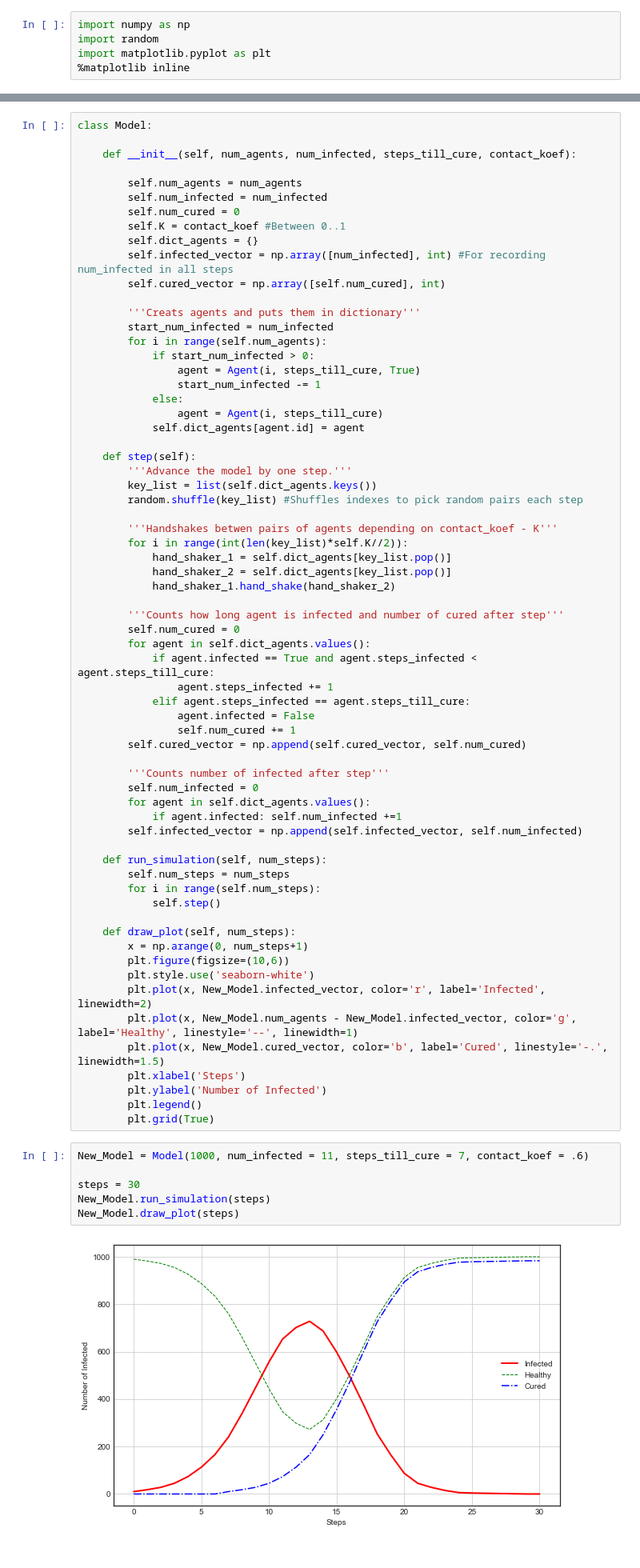
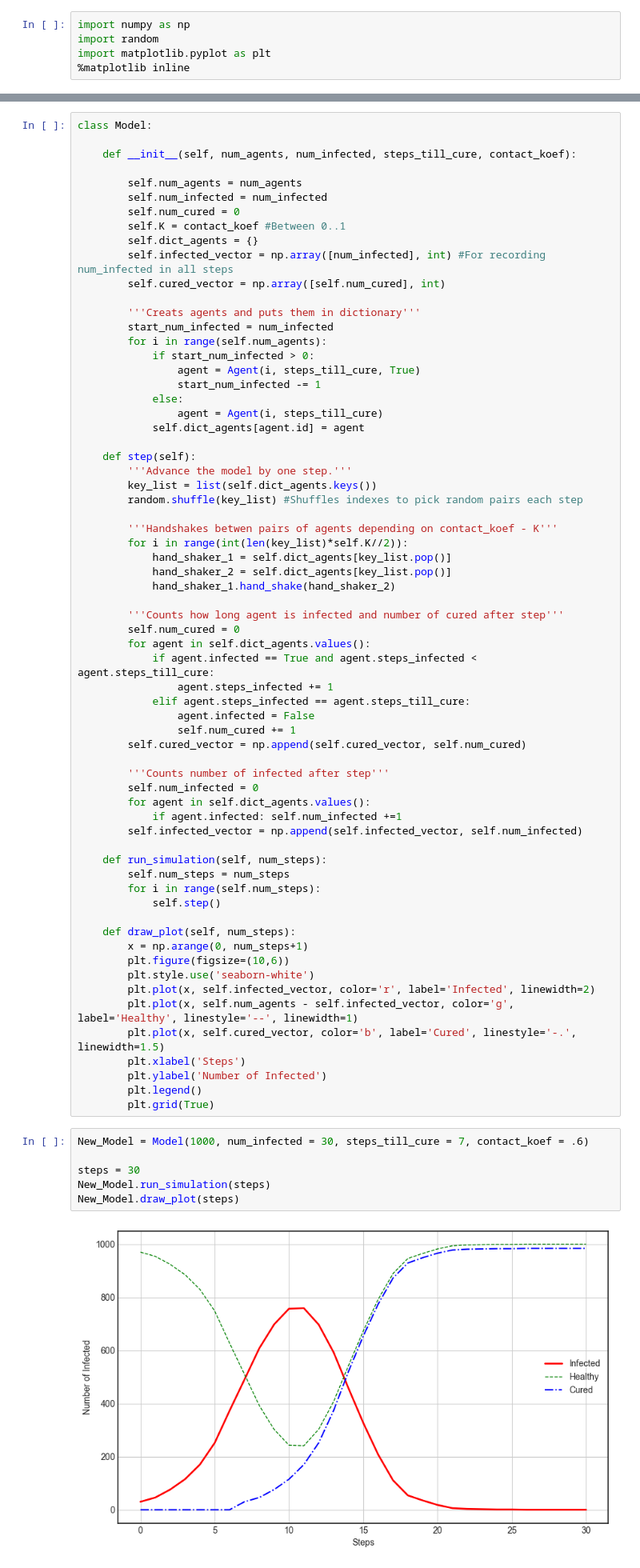
Before and after one commit to Legogo1R/Infect_Cure_Model, a Jupyter notebook: Infect_Cure_Model.ipynb, the cells around one changed output, grey strips where cells are left out. Shown at 80% size. Saved outputs shown, nothing was run; the diff lists cells and outputs as text.

```diff
--- a/Infect_Cure_Model.ipynb
+++ b/Infect_Cure_Model.ipynb
@@ -85,18 +85,18 @@ class Model:
         x = np.arange(0, num_steps+1)
         plt.figure(figsize=(10,6))
         plt.style.use('seaborn-white')
-        plt.plot(x, New_Model.infected_vector, color='r', label='Infected', linewidth=2)
-        plt.plot(x, New_Model.num_agents - New_Model.infected_vector, color='g', label='Healthy', linestyle='--', linewidth=1)
-        plt.plot(x, New_Model.cured_vector, color='b', label='Cured', linestyle='-.', linewidth=1.5)
+        plt.plot(x, self.infected_vector, color='r', label='Infected', linewidth=2)
+        plt.plot(x, self.num_agents - self.infected_vector, color='g', label='Healthy', linestyle='--', linewidth=1)
+        plt.plot(x, self.cured_vector, color='b', label='Cured', linestyle='-.', linewidth=1.5)
         plt.xlabel('Steps')
         plt.ylabel('Number of Infected')
         plt.legend()
         plt.grid(True)
 # %%
-New_Model = Model(1000, num_infected = 11, steps_till_cure = 7, contact_koef = .6)
+New_Model = Model(1000, num_infected = 30, steps_till_cure = 7, contact_koef = .6)
 
 steps = 30
 New_Model.run_simulation(steps)
 New_Model.draw_plot(steps)
 # %% [output]
-[figure, old version]
+[figure, new version]
```
